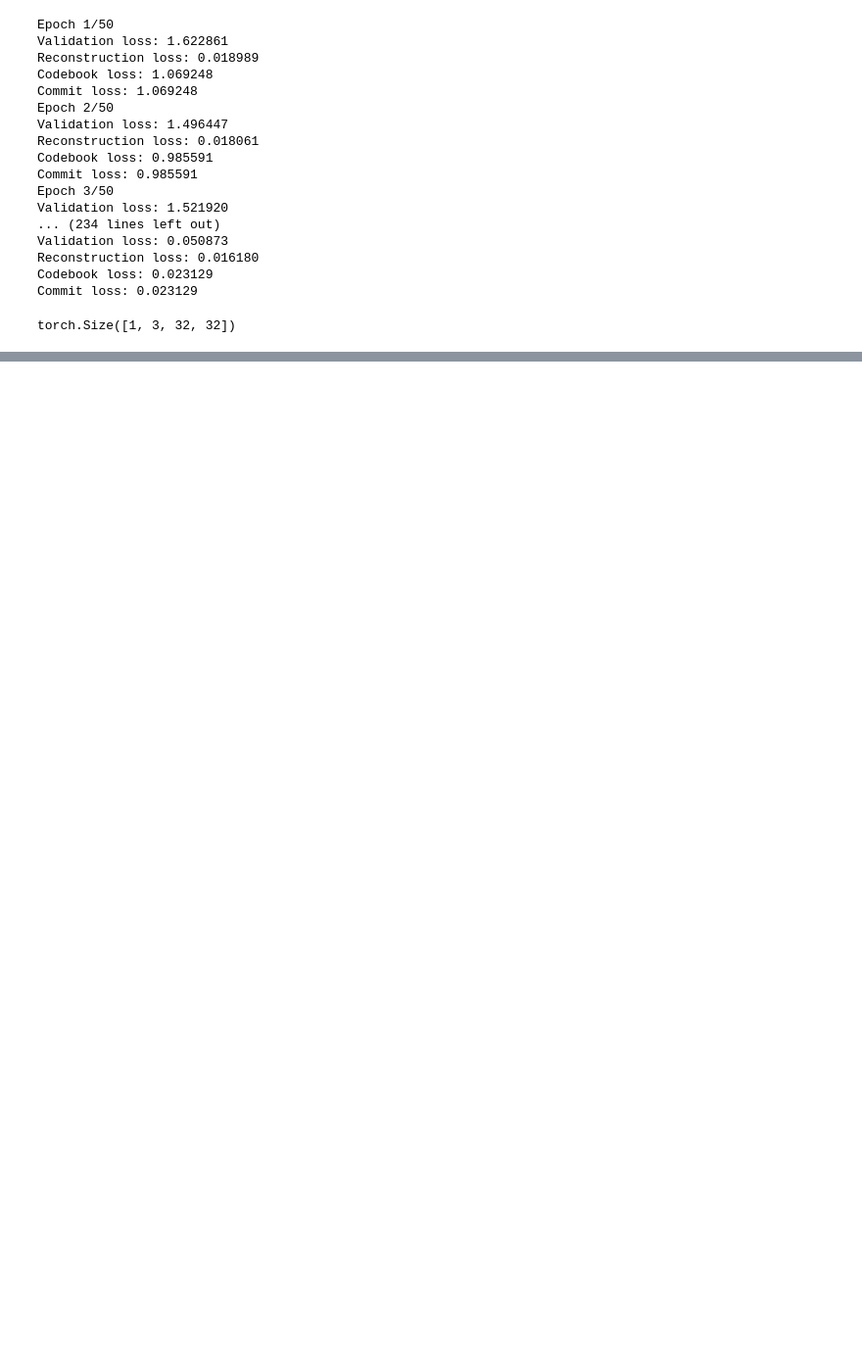
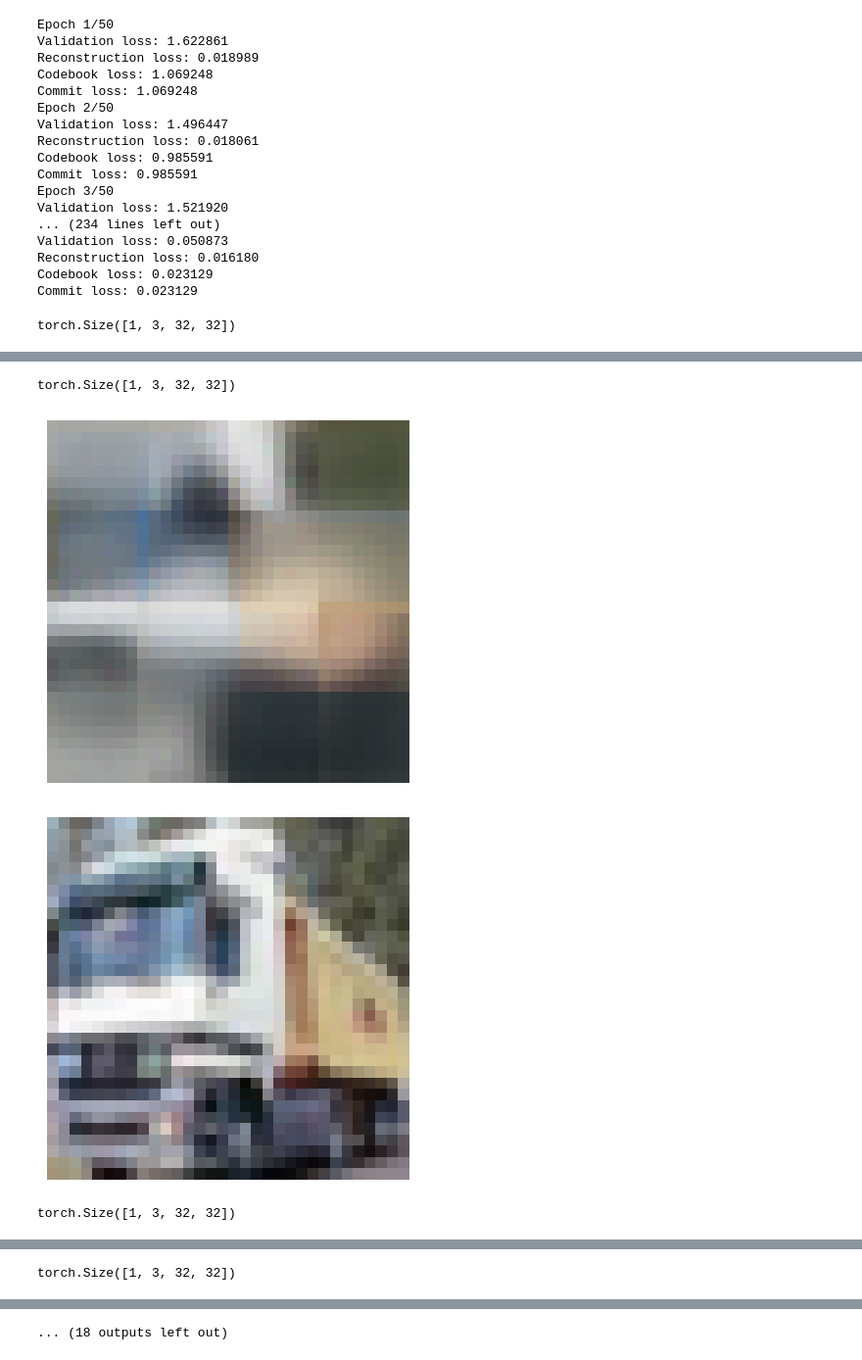
Before and after one commit to apandy02/vision, a Jupyter notebook: nbs/generative/autoencoders/vq_vae.ipynb, the cells around one changed output, grey strips where cells are left out. Shown: that part at 98% size. Cells and saved outputs as stored; diff of their text form; code cells hidden in the pictures; blank space fills up the shorter version.

Commit message:
increased test image count

```diff
--- a/nbs/generative/autoencoders/vq_vae.ipynb
+++ b/nbs/generative/autoencoders/vq_vae.ipynb
@@ -291,20 +291,24 @@ Commit loss: 0.023129
 # %%
 import numpy as np
 import matplotlib.pyplot as plt
 
 def show_torch_image(img):
     img = img.permute(1, 2, 0)
     img = img.numpy().astype(np.uint8)
 
     plt.imshow(img)
     plt.axis('off')
     plt.show()
 
-sample_output, z_e, z_quantized = model(x_train[0].unsqueeze(0))
-print(sample_output.shape)
-show_torch_image(255*sample_output.squeeze(0).detach().cpu())
-show_torch_image(255 * x_train[0].cpu())
+for i in range(10):
+    sample_output, z_e, z_quantized = model(x_train[i].unsqueeze(0))
+    show_torch_image(255*sample_output.squeeze(0).detach().cpu())
+    show_torch_image(255 * x_train[i].cpu())
 # %% [output]
 torch.Size([1, 3, 32, 32])
 [figure]
 [figure]
+torch.Size([1, 3, 32, 32])
+[figure, added]
+[figure, added]
+torch.Size([1, 3, 32, 32])
@@ -310,0 +317 @@ torch.Size([1, 3, 32, 32])
+torch.Size([1, 3, 32, 32])
@@ -310,0 +320 @@ torch.Size([1, 3, 32, 32])
+... (18 outputs left out)
```
Also changed, not shown: parts of 1 cell of this notebook.
